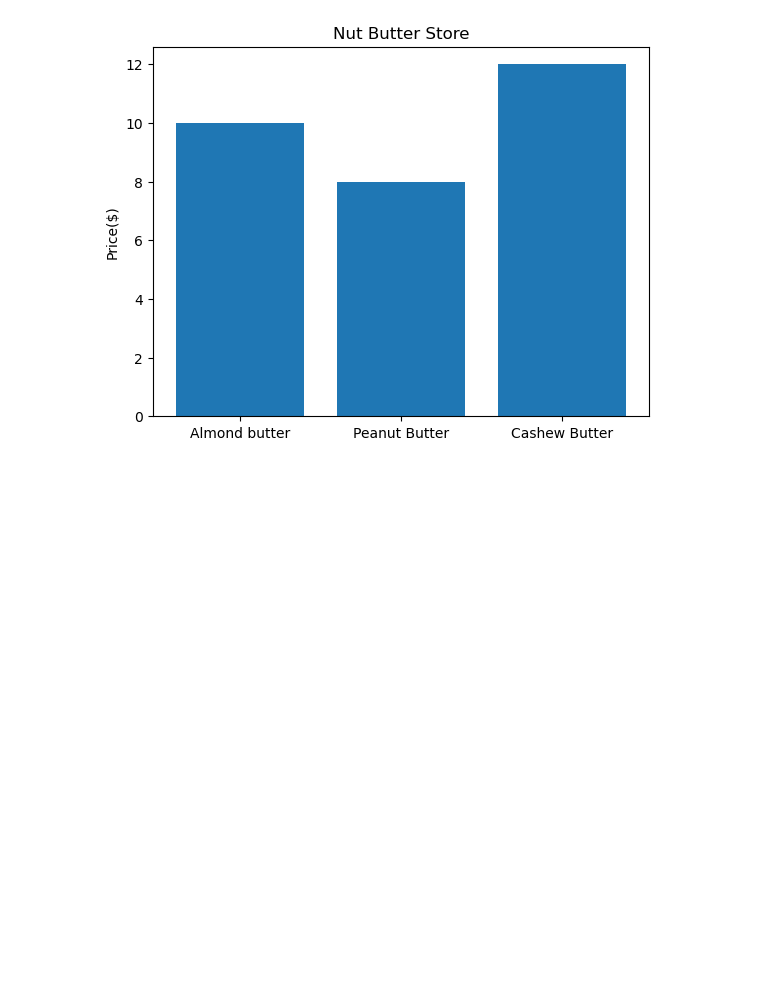
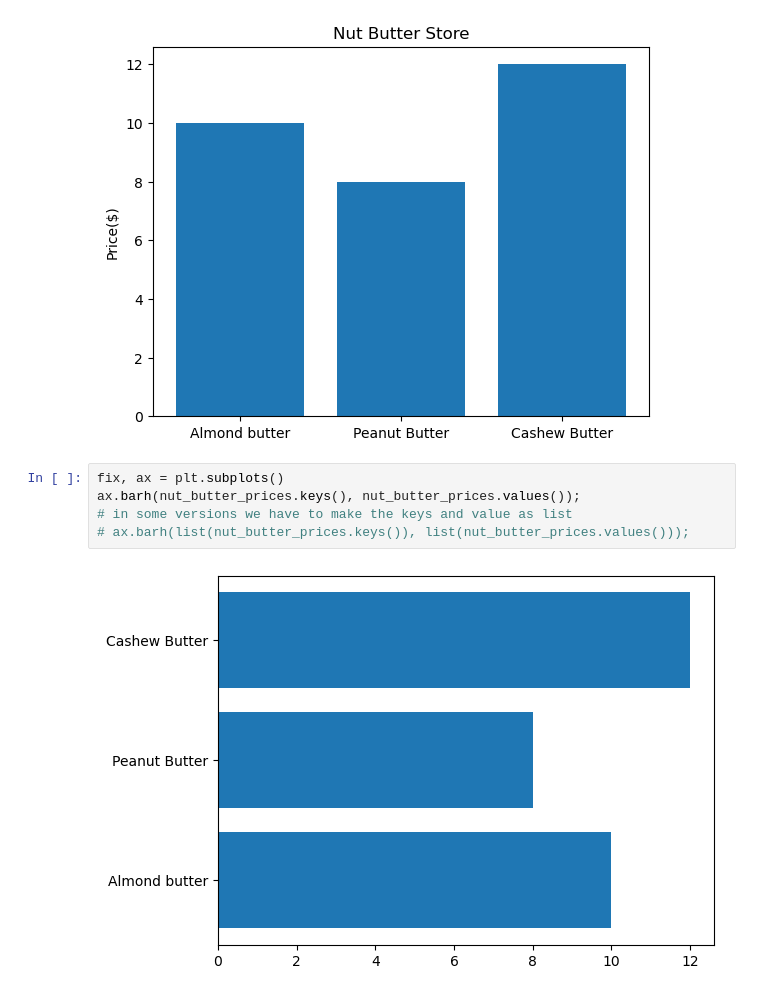
Before and after one commit to pain459/learn_ds, a Jupyter notebook: 8_matplotlib/matplotlib_workbook.ipynb, the cells around one changed output. Saved outputs shown, nothing was run; the diff lists cells and outputs as text; blank space fills up the shorter version.

Commit message:
subplots introduction.

```diff
--- a/8_matplotlib/matplotlib_workbook.ipynb
+++ b/8_matplotlib/matplotlib_workbook.ipynb
@@ -144,3 +144,10 @@ ax.set(title="Nut Butter Store",
        ylabel="Price($)");
 # %% [output]
 [figure]
+# %%
+fix, ax = plt.subplots()
+ax.barh(nut_butter_prices.keys(), nut_butter_prices.values());
+# in some versions we have to make the keys and value as list
+# ax.barh(list(nut_butter_prices.keys()), list(nut_butter_prices.values()));
+# %% [output]
+[figure, added]
```
Also changed, not shown: parts of 3 cells of this notebook.
